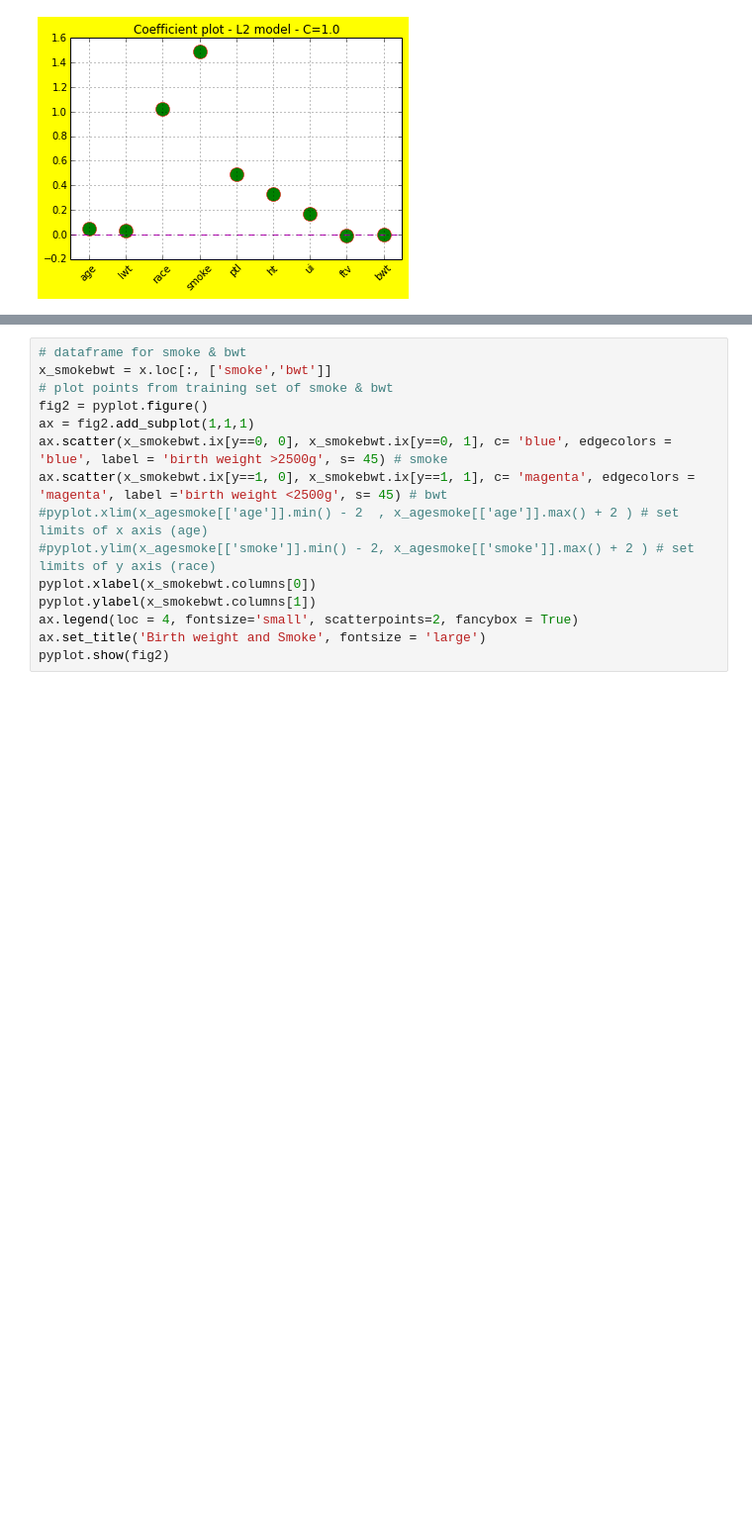
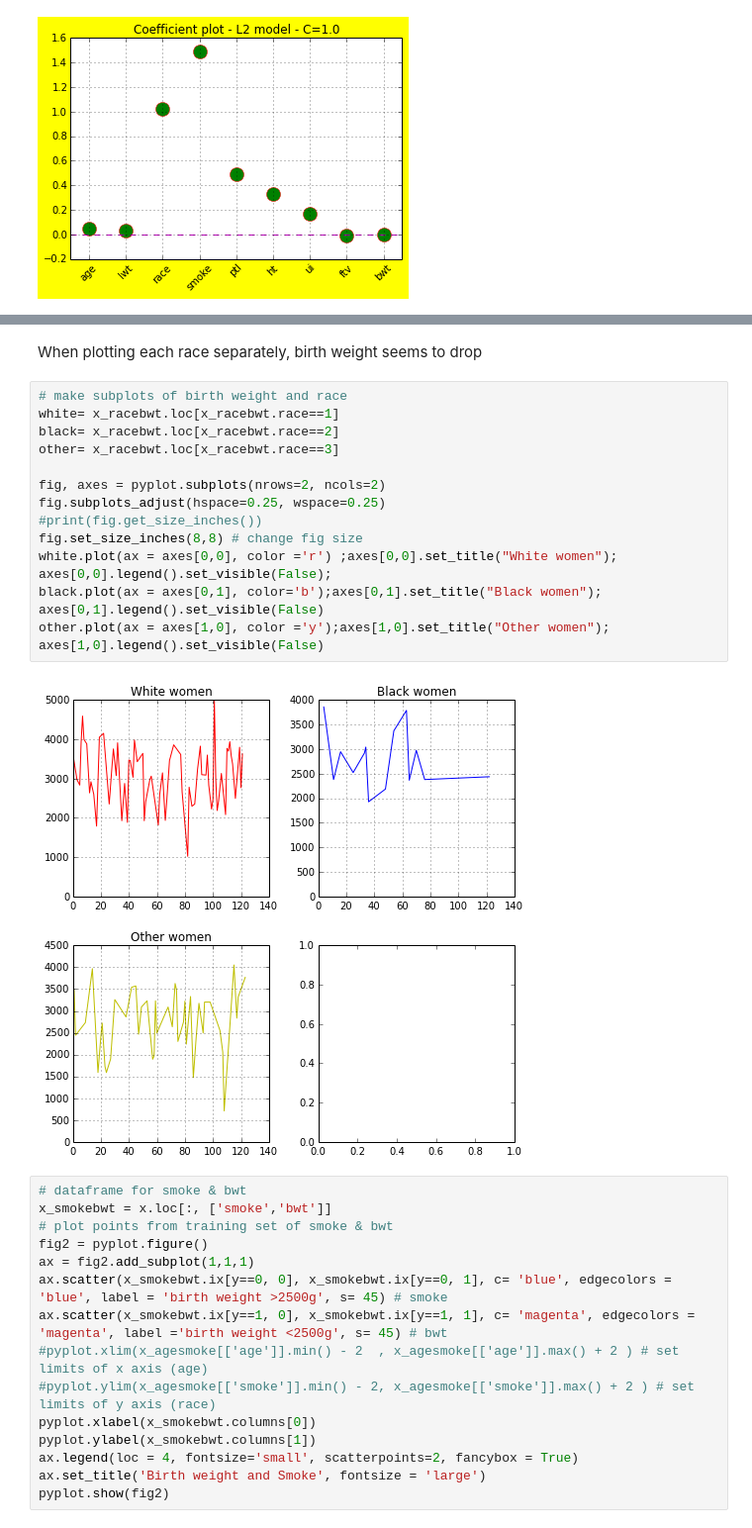
Before and after one commit to Gabya06/datascience, a Jupyter notebook: LogisticRegression/LogisticRegression-LowBirthWeight.ipynb, the cells around one changed output, grey strips where cells are left out. Shown at 99% size. Drawn from its saved outputs; the diff is of its cells as text; blank space fills up the shorter version.

```diff
--- a/LogisticRegression/LogisticRegression-LowBirthWeight.ipynb
+++ b/LogisticRegression/LogisticRegression-LowBirthWeight.ipynb
@@ -341,3 +365,20 @@ pyplot.show(fig1)
+# %% [markdown]
+When plotting each race separately, birth weight seems to drop
+# %%
+# make subplots of birth weight and race
+white= x_racebwt.loc[x_racebwt.race==1]
+black= x_racebwt.loc[x_racebwt.race==2]
+other= x_racebwt.loc[x_racebwt.race==3]
+
+fig, axes = pyplot.subplots(nrows=2, ncols=2)
+fig.subplots_adjust(hspace=0.25, wspace=0.25)
+#print(fig.get_size_inches())
+fig.set_size_inches(8,8) # change fig size
+white.plot(ax = axes[0,0], color ='r') ;axes[0,0].set_title("White women"); axes[0,0].legend().set_visible(False);
+black.plot(ax = axes[0,1], color='b');axes[0,1].set_title("Black women"); axes[0,1].legend().set_visible(False)
+other.plot(ax = axes[1,0], color ='y');axes[1,0].set_title("Other women"); axes[1,0].legend().set_visible(False)
+# %% [output]
+[figure, added]
 # %%
 # dataframe for smoke & bwt
 x_smokebwt = x.loc[:, ['smoke','bwt']]
```
Also changed, not shown: parts of 13 cells of this notebook.
